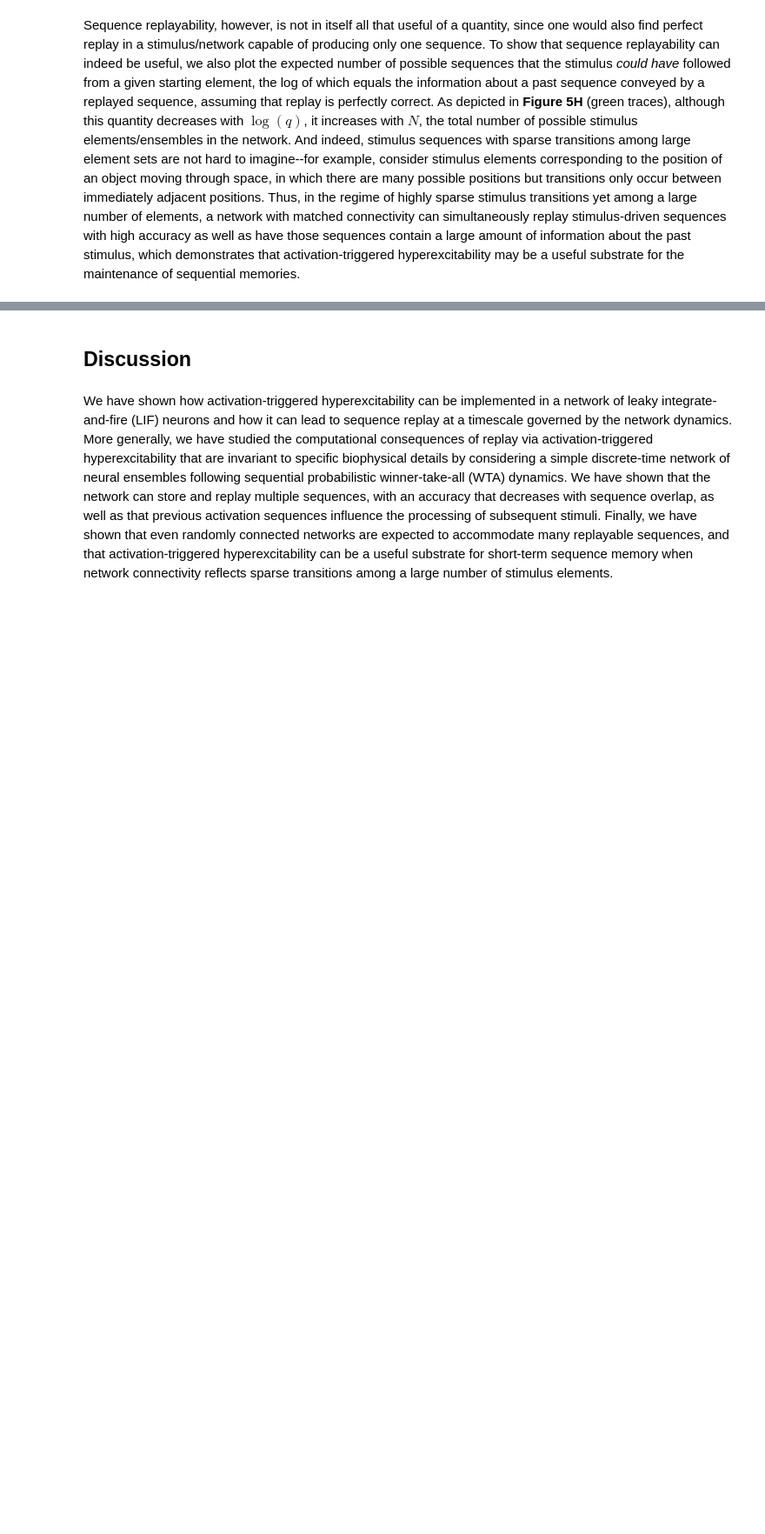
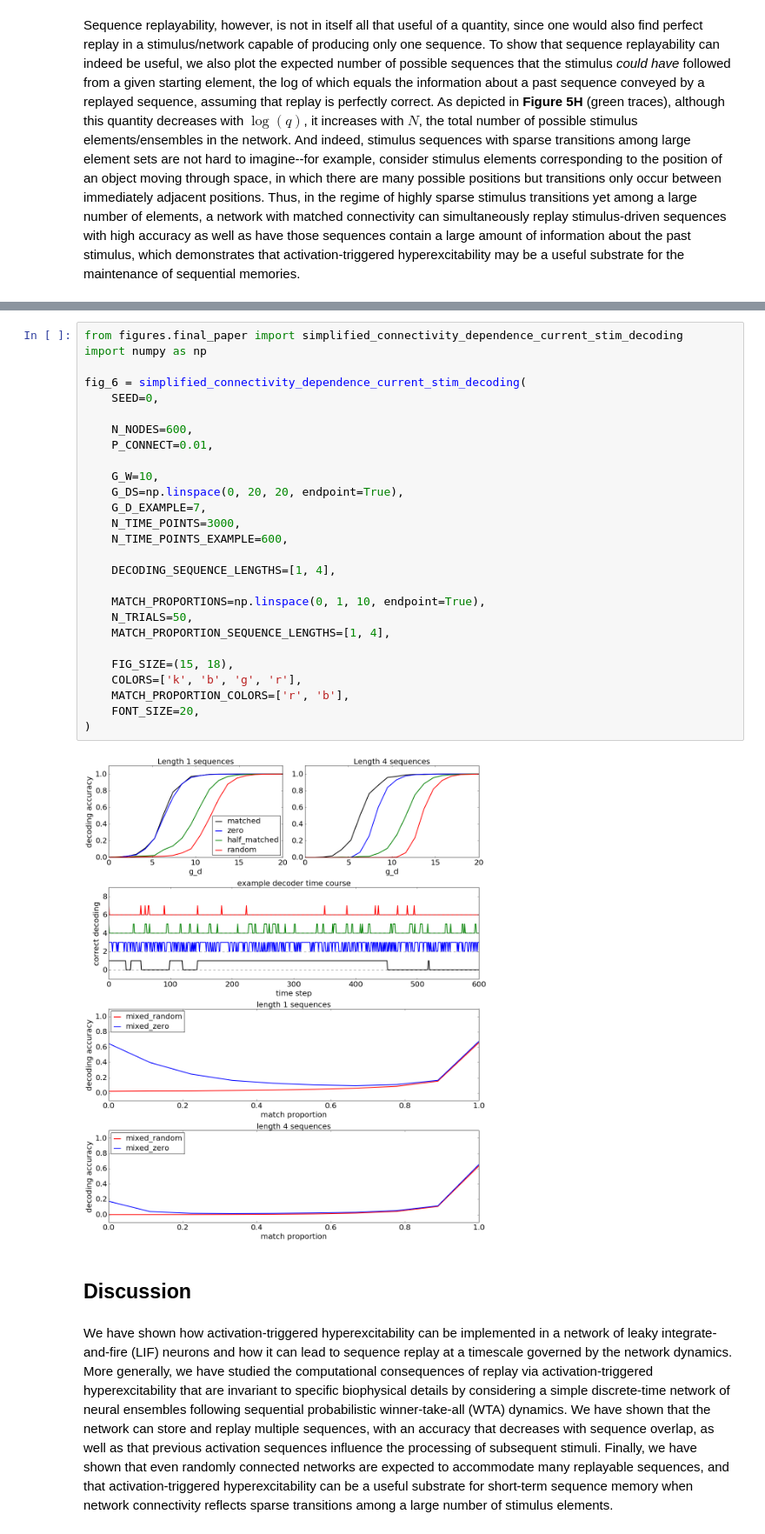
Before and after one commit to rkp8000/nothing_but_reruns, a Jupyter notebook: _paper_draft.ipynb, the cells around one changed output, grey strips where cells are left out. Shown at 87% size. Drawn from its saved outputs; the diff is of its cells as text; blank space fills up the shorter version.

```diff
--- a/_paper_draft.ipynb
+++ b/_paper_draft.ipynb
@@ -307,3 +375,32 @@ fig_5(...)
+# %%
+from figures.final_paper import simplified_connectivity_dependence_current_stim_decoding
+import numpy as np
+
+fig_6 = simplified_connectivity_dependence_current_stim_decoding(
+    SEED=0,
+
+    N_NODES=600,
+    P_CONNECT=0.01,
+
+    G_W=10,
+    G_DS=np.linspace(0, 20, 20, endpoint=True),
+    G_D_EXAMPLE=7,
+    N_TIME_POINTS=3000,
+    N_TIME_POINTS_EXAMPLE=600,
+
+    DECODING_SEQUENCE_LENGTHS=[1, 4],
+
+    MATCH_PROPORTIONS=np.linspace(0, 1, 10, endpoint=True),
+    N_TRIALS=50,
+    MATCH_PROPORTION_SEQUENCE_LENGTHS=[1, 4],
+
+    FIG_SIZE=(15, 18),
+    COLORS=['k', 'b', 'g', 'r'],
+    MATCH_PROPORTION_COLORS=['r', 'b'],
+    FONT_SIZE=20,
+)
+# %% [output]
+[figure, added]
 # %% [markdown]
 ## Discussion
 # %% [markdown]
```
Also changed, not shown: parts of 14 cells of this notebook.
